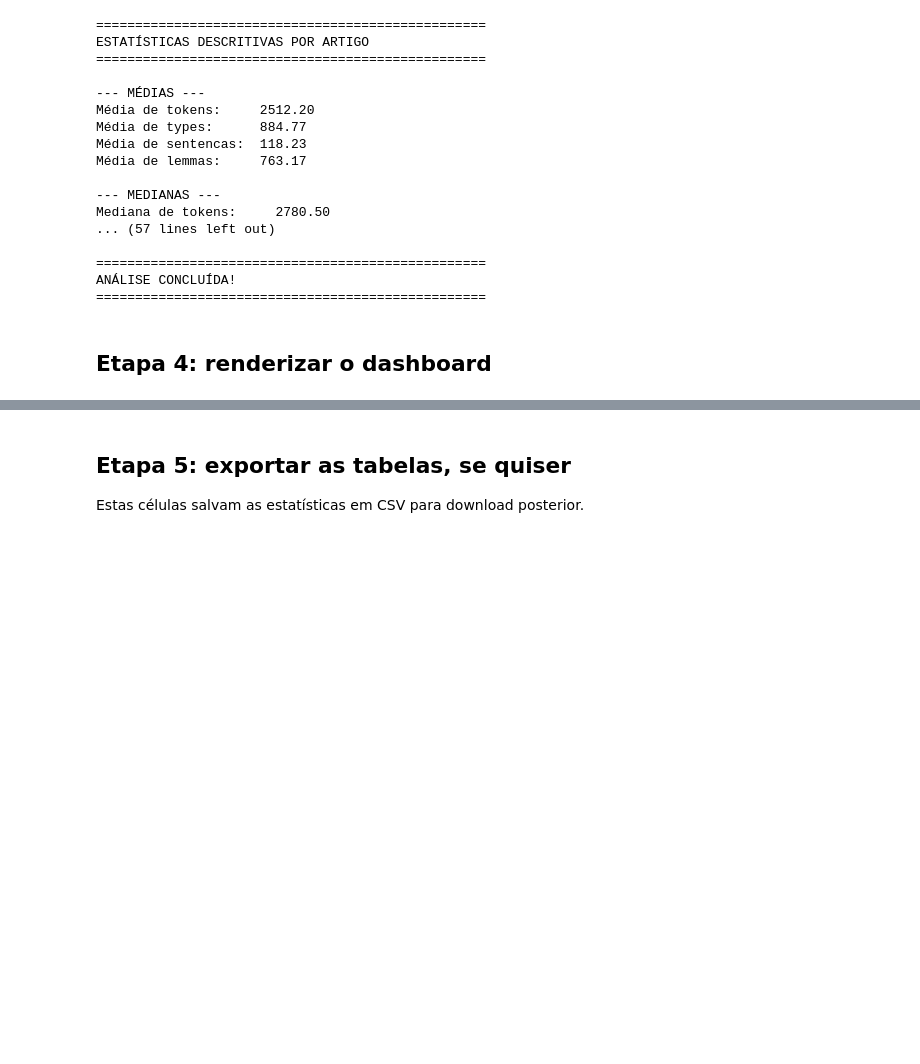
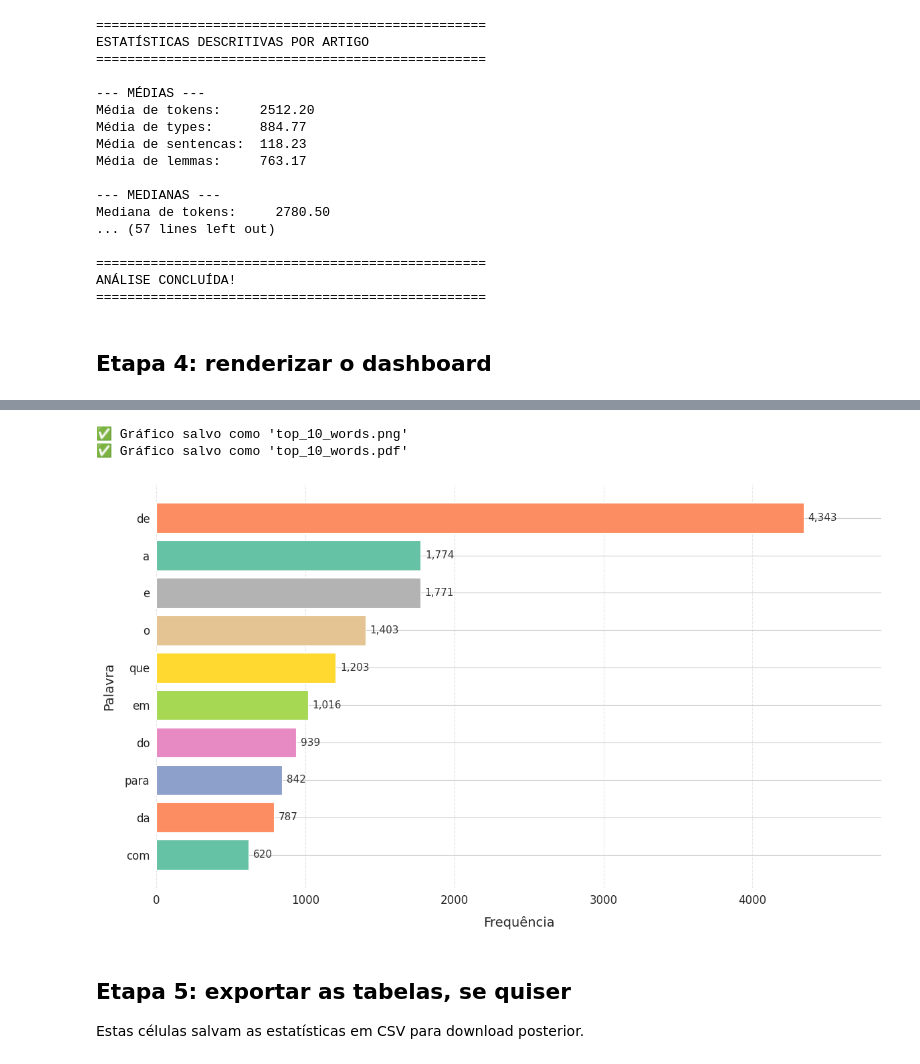
Before and after one commit to edmilsondejesus/scrapy_extract, a Jupyter notebook: stil2023_dashboard_colab.ipynb, the cells around one changed output, grey strips where cells are left out. Cells and saved outputs as stored; diff of their text form; code cells hidden in the pictures; blank space fills up the shorter version.

```diff
--- a/stil2023_dashboard_colab.ipynb
+++ b/stil2023_dashboard_colab.ipynb
@@ -438,3 +438,73 @@ Lemmas
+# %%
+# ==========================================
+# GRÁFICO: TOP 10 PALAVRAS MAIS FREQUENTES
+# USANDO DADOS DO SEU CORPUS (stats)
+# ESTILO VISUAL: PADRÃO PDF (SUAVE E LIMPO)
+# ==========================================
+
+import matplotlib.pyplot as plt
+import seaborn as sns
+import pandas as pd
+from matplotlib.backends.backend_pdf import PdfPages
+
+# 1. Pegar os dados do seu corpus (já calculados no notebook)
+df = top_words_df(stats, n=10)  # stats é o dicionário do seu corpus
+df = df.sort_values('frequencia', ascending=True)  # Ordenar para o gráfico horizontal (maior em cima)
+
+# 2. Configurar estilo visual (padrão PDF)
+sns.set_style("whitegrid")
+plt.rcParams['font.family'] = 'DejaVu Sans'
+plt.rcParams['font.size'] = 12
+plt.rcParams['axes.linewidth'] = 1.2
+plt.rcParams['axes.edgecolor'] = '#333333'
+
+# 3. Criar figura
+fig, ax = plt.subplots(figsize=(12, 7))
+
+# 4. Paleta de cores suave (mesmo padrão do PDF)
+cores = sns.color_palette("Set2", n_colors=len(df))
+
+# 5. Gráfico de barras (horizontal para melhor legibilidade)
+bars = ax.barh(df['palavra'], df['frequencia'], color=cores, edgecolor='white', linewidth=0.8)
+
+# 6. Títulos e rótulos
+#ax.set_title('Top 10 palavras do corpus', fontsize=18, fontweight='bold', pad=20)
+ax.set_xlabel('Frequência', fontsize=14, labelpad=10)
+ax.set_ylabel('Palavra', fontsize=14, labelpad=10)
+
+# 7. Adicionar valores nas barras
+for bar in bars:
+    width = bar.get_width()
+    ax.text(width + 30, bar.get_y() + bar.get_height()/2,
+            f'{int(width):,}',
+            va='center', ha='left', fontsize=11, color='#333333')
+
+# 8. Ajustar limites e grid
+ax.set_xlim(0, max(df['frequencia']) * 1.12)
+ax.grid(axis='x', linestyle='--', alpha=0.5, color='#cccccc')
+ax.set_axisbelow(True)
+
+# 9. Remover bordas desnecessárias
+sns.despine(left=True, bottom=True)
+
+# 10. Salvar como PNG e PDF
+plt.tight_layout()
+
+# Salvar PNG
+plt.savefig('top_10_words.png', dpi=300, bbox_inches='tight', facecolor='white')
+print("✅ Gráfico salvo como 'top_10_words.png'")
+
+# Salvar PDF
+with PdfPages('top_10_words.pdf') as pdf:
+    pdf.savefig(fig, bbox_inches='tight', facecolor='white')
+print("✅ Gráfico salvo como 'top_10_words.pdf'")
+
+# Exibir no notebook
+plt.show()
+# %% [output]
+✅ Gráfico salvo como 'top_10_words.png'
+✅ Gráfico salvo como 'top_10_words.pdf'
+[figure, added]
 # %% [markdown]
 ## Etapa 5: exportar as tabelas, se quiser
 
```
Also changed, not shown: parts of 9 cells of this notebook.
